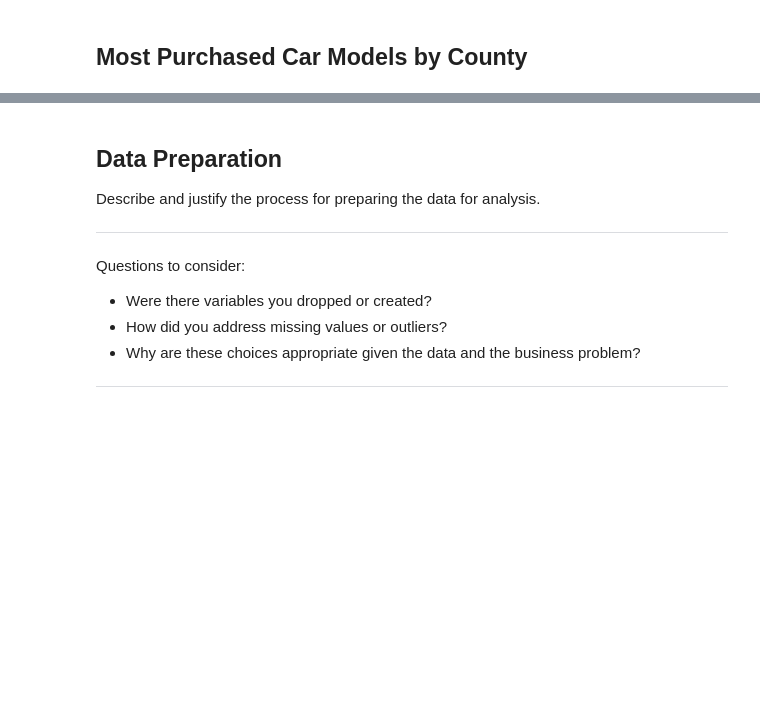
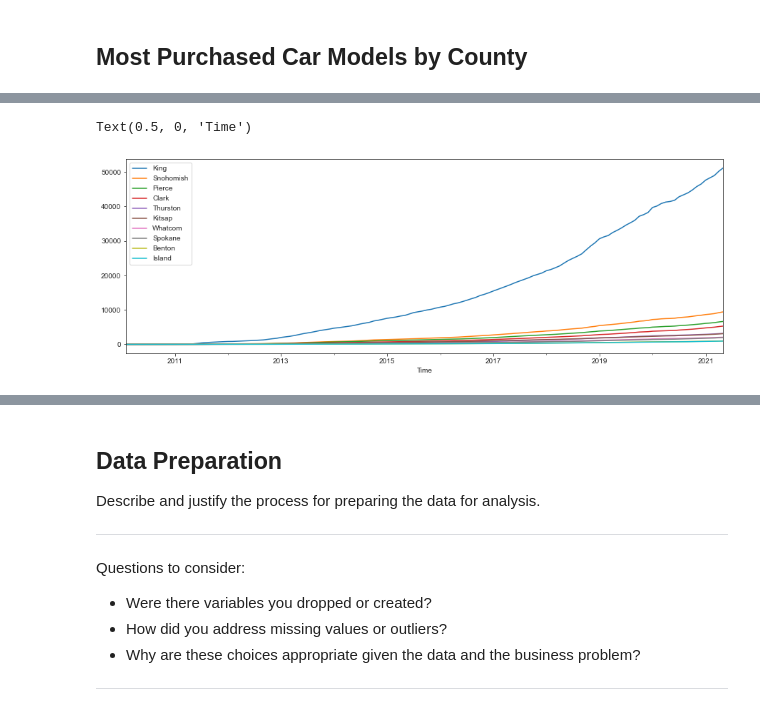
Before and after one commit to ebtezcan/EV-Charger-Prediction, a Jupyter notebook: index_OSEMN_plus_mvp-Copy1.ipynb, the cells around one changed output, grey strips where cells are left out. Saved outputs shown, nothing was run; the diff lists cells and outputs as text; code cells hidden in the pictures; blank space fills up the shorter version.

```diff
--- a/index_OSEMN_plus_mvp-Copy1.ipynb
+++ b/index_OSEMN_plus_mvp-Copy1.ipynb
@@ -860,0 +867,3 @@ model_counts_by_county()
+# %%
+df_cumsum = df_cumsum.set_index('transaction_date')
+df_cumsum.head()
@@ -860,0 +878,7 @@ model_counts_by_county()
+# %%
+df_cumsum.plot(figsize=(15,5))
+ax = plt.gca()
+ax.set_xlabel('Time')
+# %% [output]
+Text(0.5, 0, 'Time')
+[figure, added]
```
Also changed, not shown: parts of 24 cells of this notebook.
